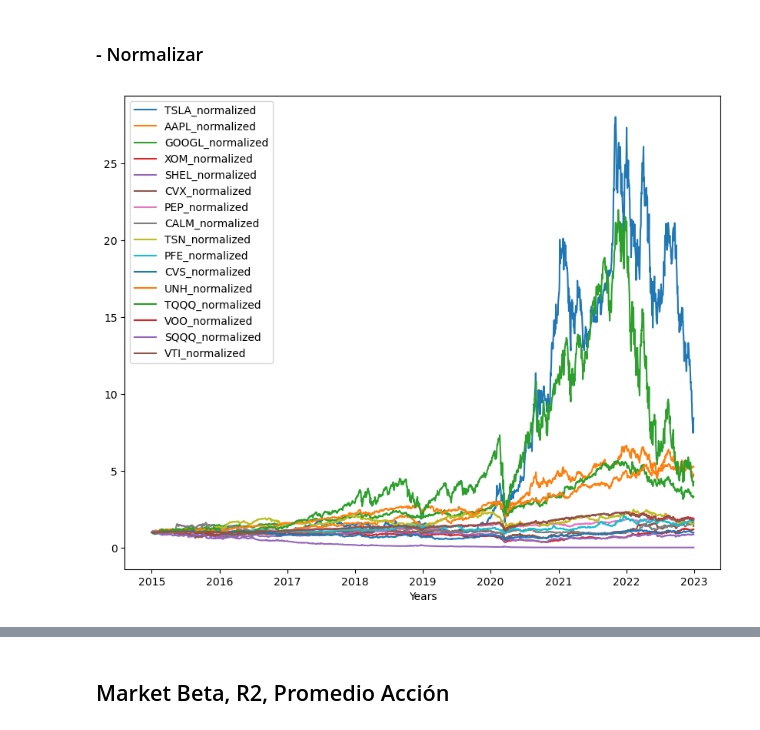
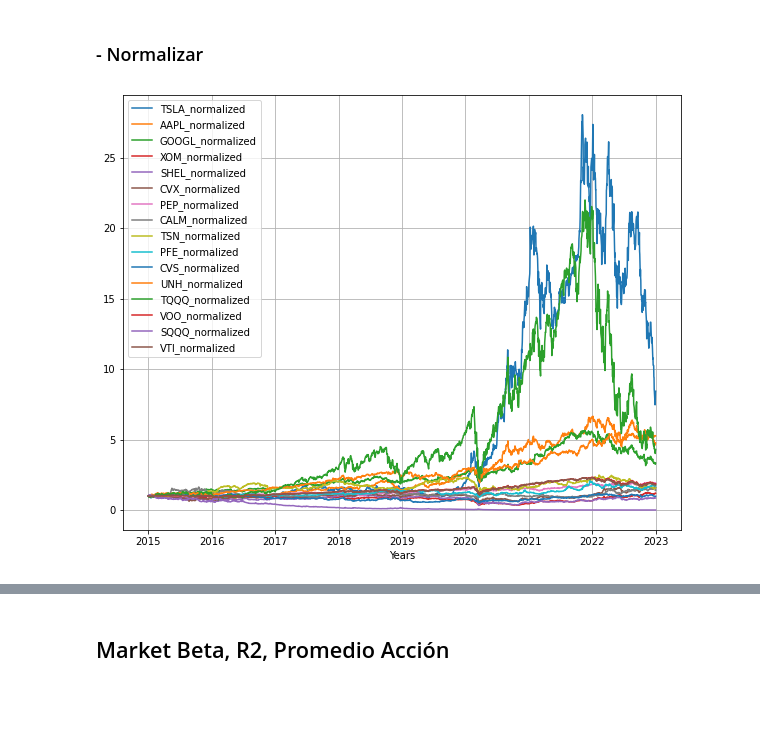
Before and after one commit to GustavodeAnda/PORTAFOLIOS2, a Jupyter notebook: PARTE1.ipynb, the cells around one changed output, grey strips where cells are left out. Drawn from its saved outputs; the diff is of its cells as text; code cells hidden in the pictures; blank space fills up the shorter version.

```diff
--- a/PARTE1.ipynb
+++ b/PARTE1.ipynb
@@ -43,20 +43,21 @@ rt
 # %%
 # Normalizamos todos los activos
 normalized = St.copy()
 for i in tickers:
     normalized[i+'_normalized'] = St[i]/St[i].iloc[0]
 
 # Veamos la normalización
 normalized = normalized[['TSLA_normalized','AAPL_normalized','GOOGL_normalized',
             'XOM_normalized','SHEL_normalized','CVX_normalized',
             'PEP_normalized','CALM_normalized','TSN_normalized',
             'PFE_normalized','CVS_normalized','UNH_normalized',
             'TQQQ_normalized','VOO_normalized','SQQQ_normalized', 'VTI_normalized']]
 #Graficamos
 plt.figure(figsize=(10,8))
 plt.plot(normalized)
 plt.xlabel('Years')
 plt.legend(normalized)
+plt.grid()
 plt.show()
 # %% [output]
-[figure, old version]
+[figure, new version]
```
Also changed, not shown: parts of 12 cells of this notebook.
